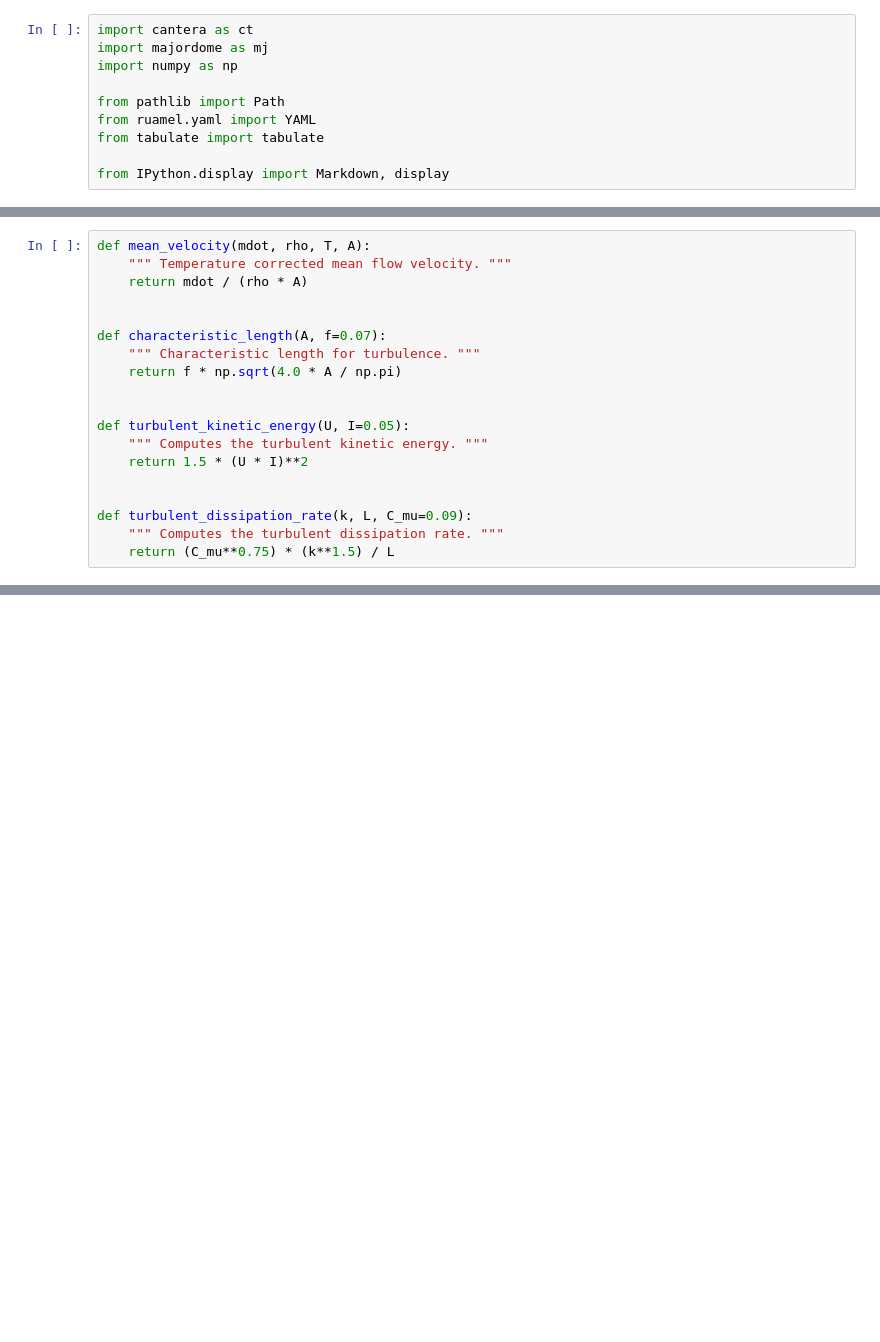
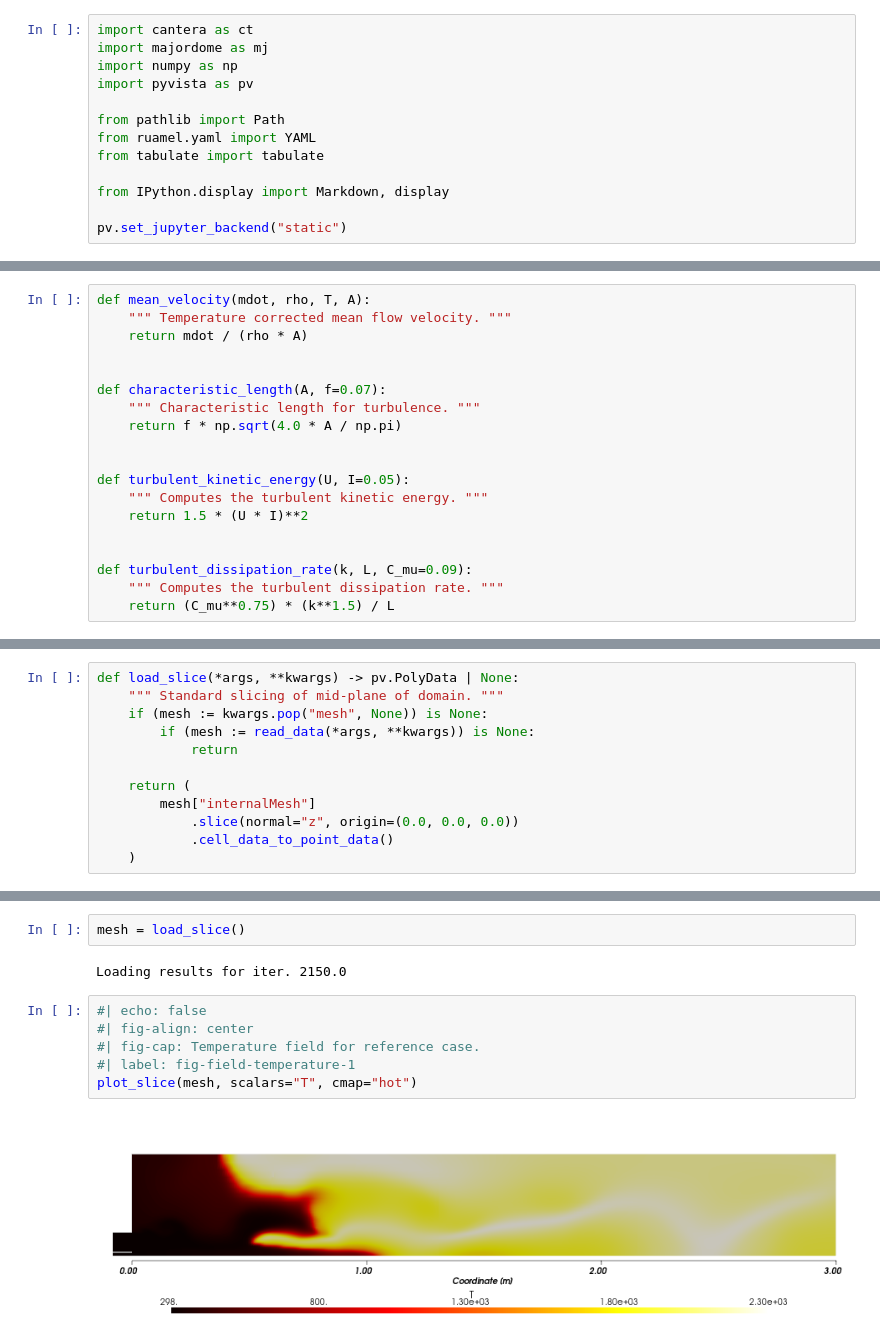
Before and after one commit to wallytutor/OpenFOAM, a Jupyter notebook: tutorials/multicomponentFluid/methaneAirSentivity/report.ipynb, the cells around one changed output, grey strips where cells are left out. Saved outputs shown, nothing was run; the diff lists cells and outputs as text; blank space fills up the shorter version.

```diff
--- a/tutorials/multicomponentFluid/methaneAirSentivity/report.ipynb
+++ b/tutorials/multicomponentFluid/methaneAirSentivity/report.ipynb
@@ -33,12 +33,15 @@ format:
 import cantera as ct
 import majordome as mj
 import numpy as np
+import pyvista as pv
 
 from pathlib import Path
 from ruamel.yaml import YAML
 from tabulate import tabulate
 
 from IPython.display import Markdown, display
+
+pv.set_jupyter_backend("static")
 # %% [markdown]
 ## Setup
 # %%
@@ -222,0 +294,12 @@ display(Markdown(table_oxid))
+# %%
+def load_slice(*args, **kwargs) -> pv.PolyData | None:
+    """ Standard slicing of mid-plane of domain. """
+    if (mesh := kwargs.pop("mesh", None)) is None:
+        if (mesh := read_data(*args, **kwargs)) is None:
+            return
+
+    return (
+        mesh["internalMesh"]
+            .slice(normal="z", origin=(0.0, 0.0, 0.0))
+            .cell_data_to_point_data()
+    )
@@ -222,0 +354,12 @@ display(Markdown(table_oxid))
+# %%
+mesh = load_slice()
+# %% [output]
+Loading results for iter. 2150.0
+# %%
+#| echo: false
+#| fig-align: center
+#| fig-cap: Temperature field for reference case.
+#| label: fig-field-temperature-1
+plot_slice(mesh, scalars="T", cmap="hot")
+# %% [output]
+[figure, added]
```
Also changed, not shown: parts of 10 cells of this notebook, 3 other files.
